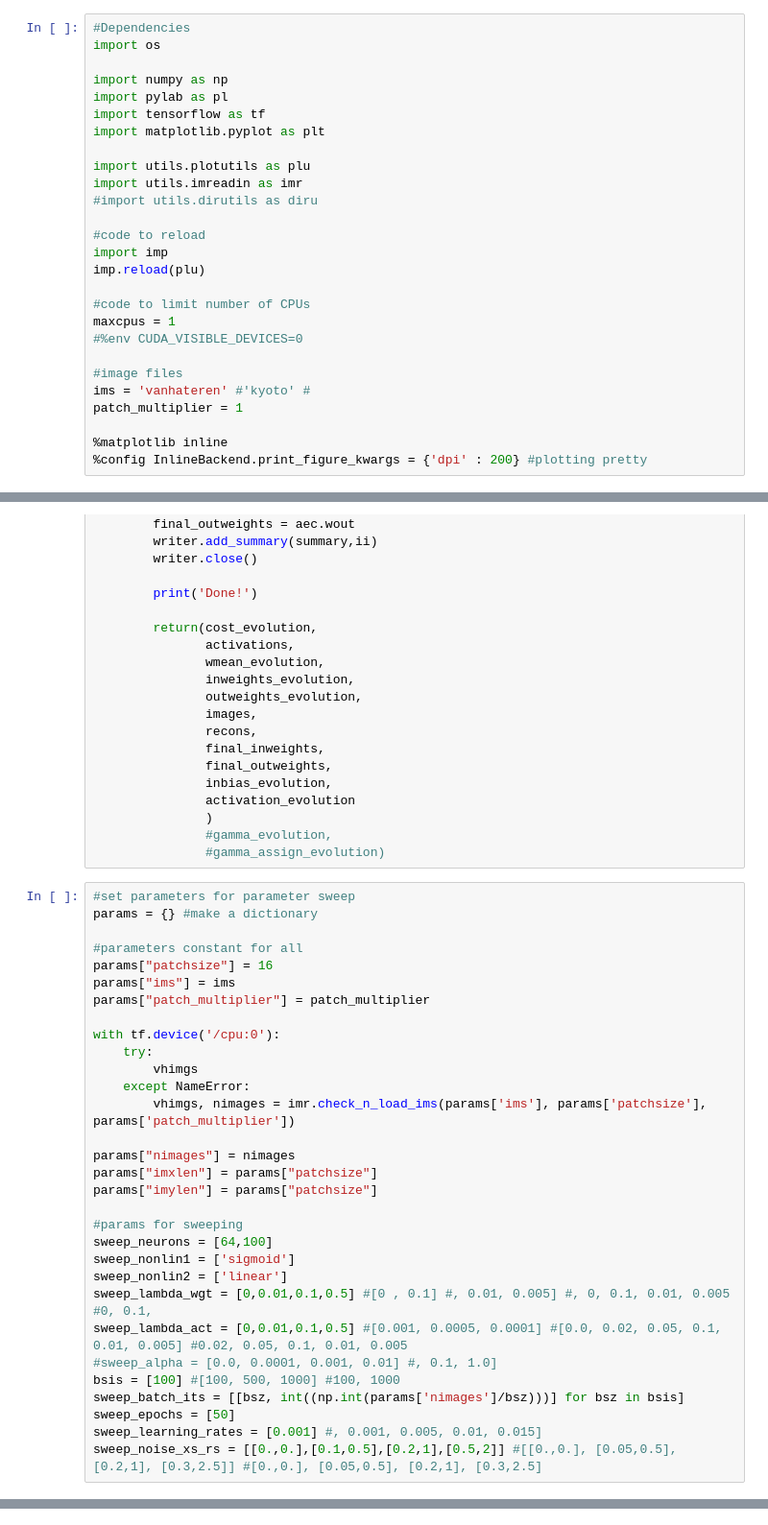
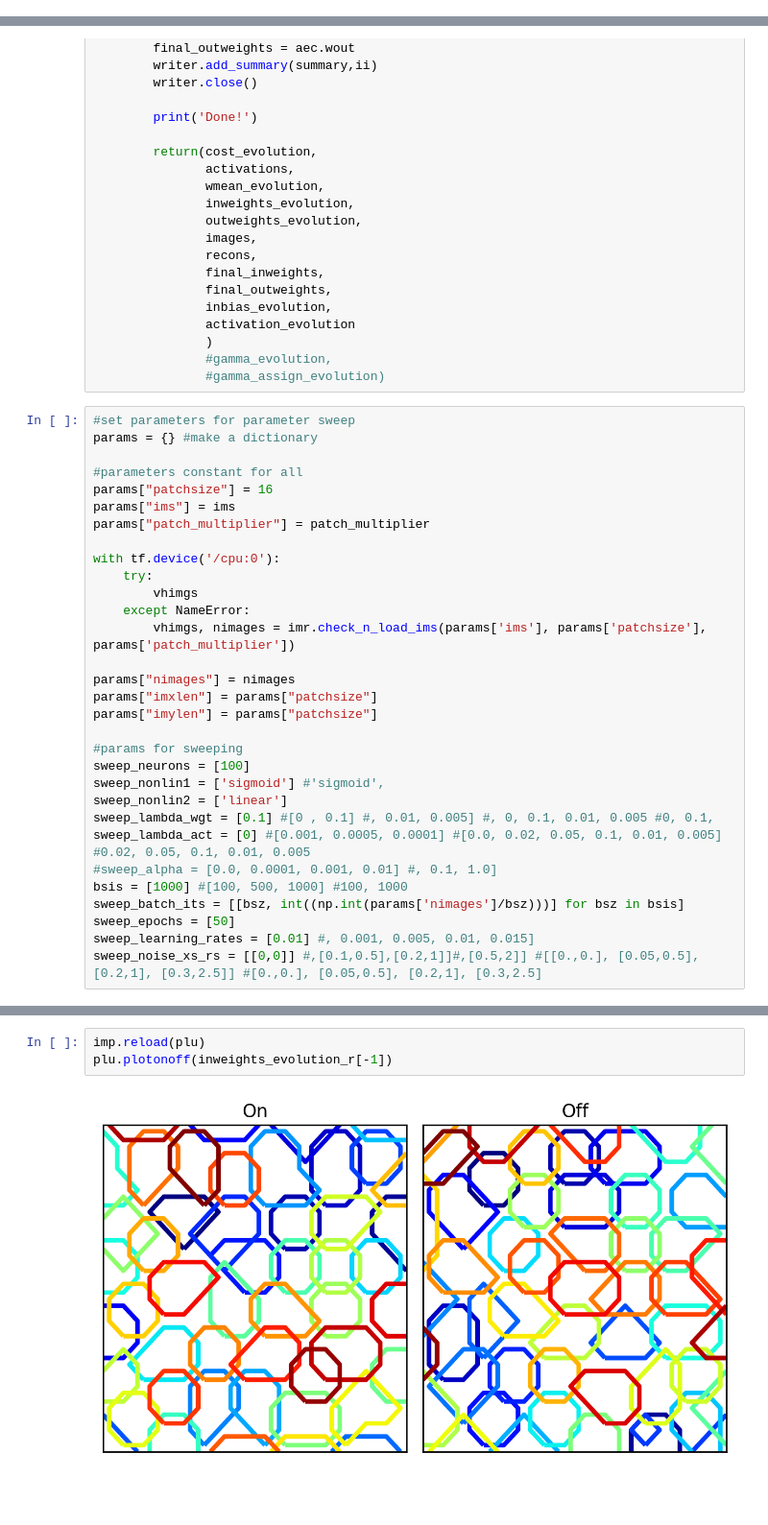
Before and after one commit to vdutell/NatVisAutoEncode, a Jupyter notebook: Image Autoencoder.ipynb, the cells around one changed output, grey strips where cells are left out. Shown at 96% size. Drawn from its saved outputs; the diff is of its cells as text; blank space fills up the shorter version.

```diff
--- a/Image Autoencoder.ipynb
+++ b/Image Autoencoder.ipynb
@@ -3,33 +3,6 @@ $$ y_{in} = F_{act}((Im+n_{in} W_{in}) + bias) $$
 $$ Im^* = F_{act}(y_{in} W_{in}^T) + n_{out} $$
 
 $$ Cost = \sqrt{\langle|Im-Im^*|\rangle} + \lambda \langle r \rangle $$
-# %%
-#Dependencies
-import os
-
-import numpy as np
-import pylab as pl
-import tensorflow as tf
-import matplotlib.pyplot as plt
-
-import utils.plotutils as plu
-import utils.imreadin as imr
-#import utils.dirutils as diru
-
-#code to reload
-import imp
-imp.reload(plu)
-
-#code to limit number of CPUs
-maxcpus = 1
-#%env CUDA_VISIBLE_DEVICES=0
-
-#image files
-ims = 'vanhateren' #'kyoto' #
-patch_multiplier = 1
-
-%matplotlib inline
-%config InlineBackend.print_figure_kwargs = {'dpi' : 200} #plotting pretty
 # %%
 class aec_model(object):
 
@@ -367,14 +339,14 @@ params["imxlen"] = params["patchsize"]
 params["imylen"] = params["patchsize"]
 
 #params for sweeping
-sweep_neurons = [64,100]
-sweep_nonlin1 = ['sigmoid']
+sweep_neurons = [100]
+sweep_nonlin1 = ['sigmoid'] #'sigmoid',
 sweep_nonlin2 = ['linear']
-sweep_lambda_wgt = [0,0.01,0.1,0.5] #[0 , 0.1] #, 0.01, 0.005] #, 0, 0.1, 0.01, 0.005 #0, 0.1,
-sweep_lambda_act = [0,0.01,0.1,0.5] #[0.001, 0.0005, 0.0001] #[0.0, 0.02, 0.05, 0.1, 0.01, 0.005] #0.02, 0.05, 0.1, 0.01, 0.005
+sweep_lambda_wgt = [0.1] #[0 , 0.1] #, 0.01, 0.005] #, 0, 0.1, 0.01, 0.005 #0, 0.1,
+sweep_lambda_act = [0] #[0.001, 0.0005, 0.0001] #[0.0, 0.02, 0.05, 0.1, 0.01, 0.005] #0.02, 0.05, 0.1, 0.01, 0.005
 #sweep_alpha = [0.0, 0.0001, 0.001, 0.01] #, 0.1, 1.0]
-bsis = [100] #[100, 500, 1000] #100, 1000
+bsis = [1000] #[100, 500, 1000] #100, 1000
 sweep_batch_its = [[bsz, int((np.int(params['nimages']/bsz)))] for bsz in bsis]
 sweep_epochs = [50]
-sweep_learning_rates = [0.001] #, 0.001, 0.005, 0.01, 0.015]
-sweep_noise_xs_rs = [[0.,0.],[0.1,0.5],[0.2,1],[0.5,2]] #[[0.,0.], [0.05,0.5], [0.2,1], [0.3,2.5]] #[0.,0.], [0.05,0.5], [0.2,1], [0.3,2.5]
+sweep_learning_rates = [0.01] #, 0.001, 0.005, 0.01, 0.015]
+sweep_noise_xs_rs = [[0,0]] #,[0.1,0.5],[0.2,1]]#,[0.5,2]] #[[0.,0.], [0.05,0.5], [0.2,1], [0.3,2.5]] #[0.,0.], [0.05,0.5], [0.2,1], [0.3,2.5]
@@ -455,0 +427,5 @@ aec_model
+# %%
+imp.reload(plu)
+plu.plotonoff(inweights_evolution_r[-1])
+# %% [output]
+[figure, added]
```
Also changed, not shown: parts of 5 cells of this notebook, 2 other files.
